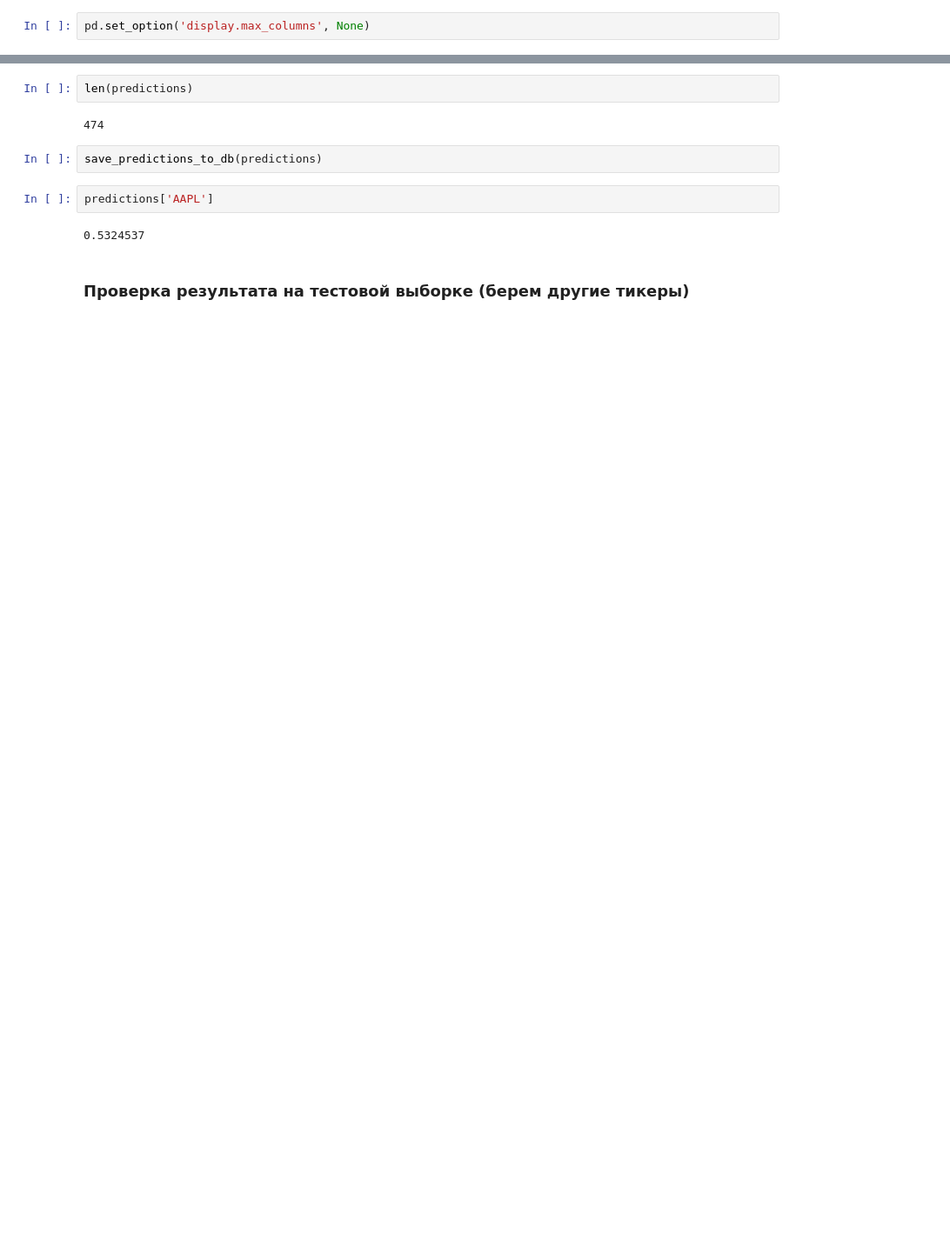
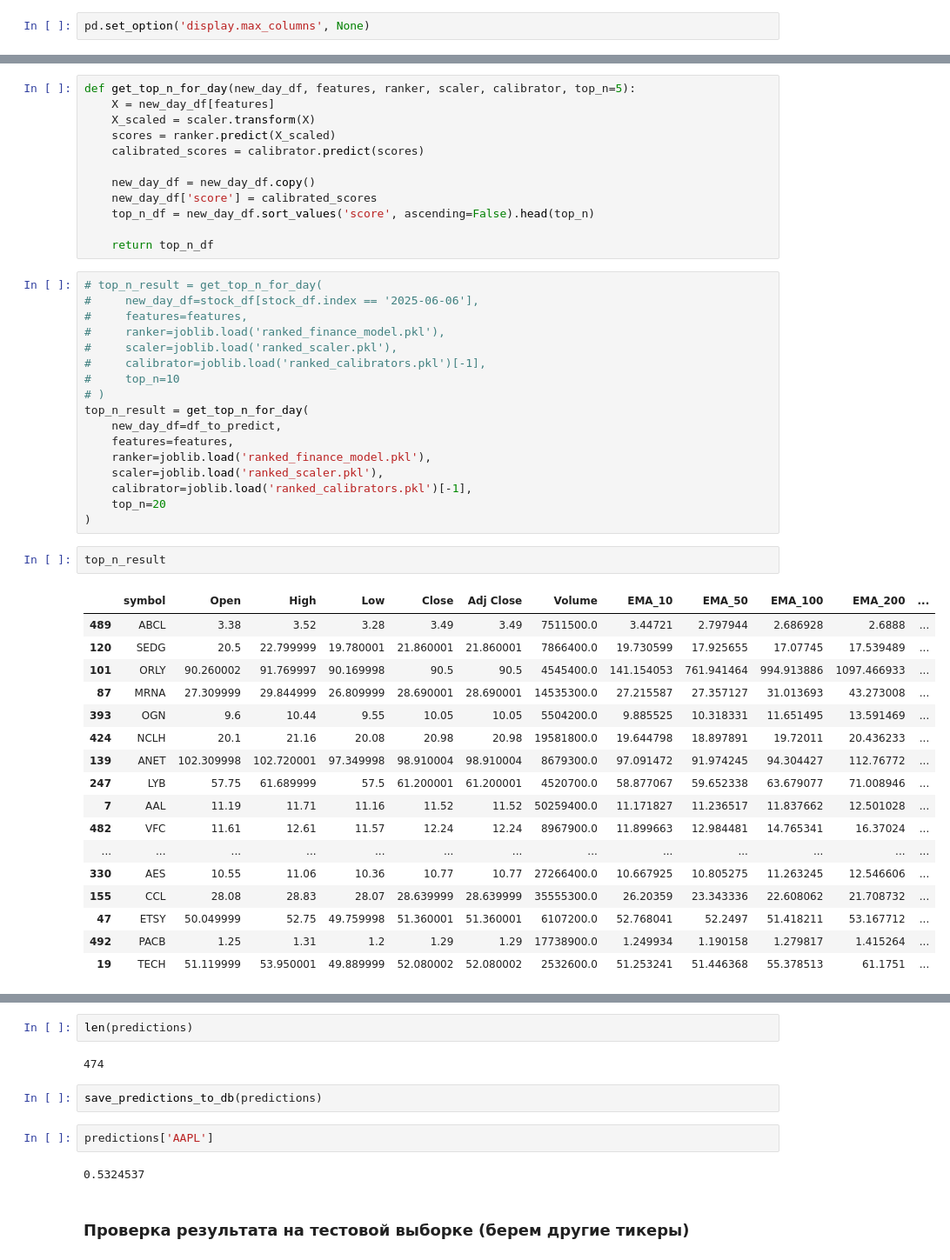
Before and after one commit to kravchukpetr/FinanceProject, a Jupyter notebook: ipynb/Stock Predict Models 1 - working.ipynb, the cells around one changed output, grey strips where cells are left out. Shown at 87% size. Drawn from its saved outputs; the diff is of its cells as text; blank space fills up the shorter version.

```diff
--- a/ipynb/Stock Predict Models 1 - working.ipynb
+++ b/ipynb/Stock Predict Models 1 - working.ipynb
@@ -335,0 +635,49 @@ weighted avg       0.52      0.53      0.51    779672
+# %%
+def get_top_n_for_day(new_day_df, features, ranker, scaler, calibrator, top_n=5):
+    X = new_day_df[features]
+    X_scaled = scaler.transform(X)
+    scores = ranker.predict(X_scaled)
+    calibrated_scores = calibrator.predict(scores)
+
+    new_day_df = new_day_df.copy()
+    new_day_df['score'] = calibrated_scores
+    top_n_df = new_day_df.sort_values('score', ascending=False).head(top_n)
+
+    return top_n_df
+# %%
+# top_n_result = get_top_n_for_day(
+#     new_day_df=stock_df[stock_df.index == '2025-06-06'],
+#     features=features,
+#     ranker=joblib.load('ranked_finance_model.pkl'),
+#     scaler=joblib.load('ranked_scaler.pkl'),
+#     calibrator=joblib.load('ranked_calibrators.pkl')[-1],
+#     top_n=10
+# )
+top_n_result = get_top_n_for_day(
+    new_day_df=df_to_predict,
+    features=features,
+    ranker=joblib.load('ranked_finance_model.pkl'),
+    scaler=joblib.load('ranked_scaler.pkl'),
+    calibrator=joblib.load('ranked_calibrators.pkl')[-1],
+    top_n=20
+)
+# %%
+top_n_result
+# %% [output]
+|  | symbol | Open | High | Low | Close | Adj Close | Volume | EMA_10 | EMA_50 | EMA_100 | EMA_200 | ... |
+| 489 | ABCL | 3.38 | 3.52 | 3.28 | 3.49 | 3.49 | 7511500.0 | 3.44721 | 2.797944 | 2.686928 | 2.6888 | ... |
+| 120 | SEDG | 20.5 | 22.799999 | 19.780001 | 21.860001 | 21.860001 | 7866400.0 | 19.730599 | 17.925655 | 17.07745 | 17.539489 | ... |
+| 101 | ORLY | 90.260002 | 91.769997 | 90.169998 | 90.5 | 90.5 | 4545400.0 | 141.154053 | 761.941464 | 994.913886 | 1097.466933 | ... |
+| 87 | MRNA | 27.309999 | 29.844999 | 26.809999 | 28.690001 | 28.690001 | 14535300.0 | 27.215587 | 27.357127 | 31.013693 | 43.273008 | ... |
+| 393 | OGN | 9.6 | 10.44 | 9.55 | 10.05 | 10.05 | 5504200.0 | 9.885525 | 10.318331 | 11.651495 | 13.591469 | ... |
+| 424 | NCLH | 20.1 | 21.16 | 20.08 | 20.98 | 20.98 | 19581800.0 | 19.644798 | 18.897891 | 19.72011 | 20.436233 | ... |
+| 139 | ANET | 102.309998 | 102.720001 | 97.349998 | 98.910004 | 98.910004 | 8679300.0 | 97.091472 | 91.974245 | 94.304427 | 112.76772 | ... |
+| 247 | LYB | 57.75 | 61.689999 | 57.5 | 61.200001 | 61.200001 | 4520700.0 | 58.877067 | 59.652338 | 63.679077 | 71.008946 | ... |
+| 7 | AAL | 11.19 | 11.71 | 11.16 | 11.52 | 11.52 | 50259400.0 | 11.171827 | 11.236517 | 11.837662 | 12.501028 | ... |
+| 482 | VFC | 11.61 | 12.61 | 11.57 | 12.24 | 12.24 | 8967900.0 | 11.899663 | 12.984481 | 14.765341 | 16.37024 | ... |
+| ... | ... | ... | ... | ... | ... | ... | ... | ... | ... | ... | ... | ... |
+| 330 | AES | 10.55 | 11.06 | 10.36 | 10.77 | 10.77 | 27266400.0 | 10.667925 | 10.805275 | 11.263245 | 12.546606 | ... |
+| 155 | CCL | 28.08 | 28.83 | 28.07 | 28.639999 | 28.639999 | 35555300.0 | 26.20359 | 23.343336 | 22.608062 | 21.708732 | ... |
+| 47 | ETSY | 50.049999 | 52.75 | 49.759998 | 51.360001 | 51.360001 | 6107200.0 | 52.768041 | 52.2497 | 51.418211 | 53.167712 | ... |
+| 492 | PACB | 1.25 | 1.31 | 1.2 | 1.29 | 1.29 | 17738900.0 | 1.249934 | 1.190158 | 1.279817 | 1.415264 | ... |
+| 19 | TECH | 51.119999 | 53.950001 | 49.889999 | 52.080002 | 52.080002 | 2532600.0 | 51.253241 | 51.446368 | 55.378513 | 61.1751 | ... |
```
Also changed, not shown: parts of 36 cells of this notebook, 3 other files.
